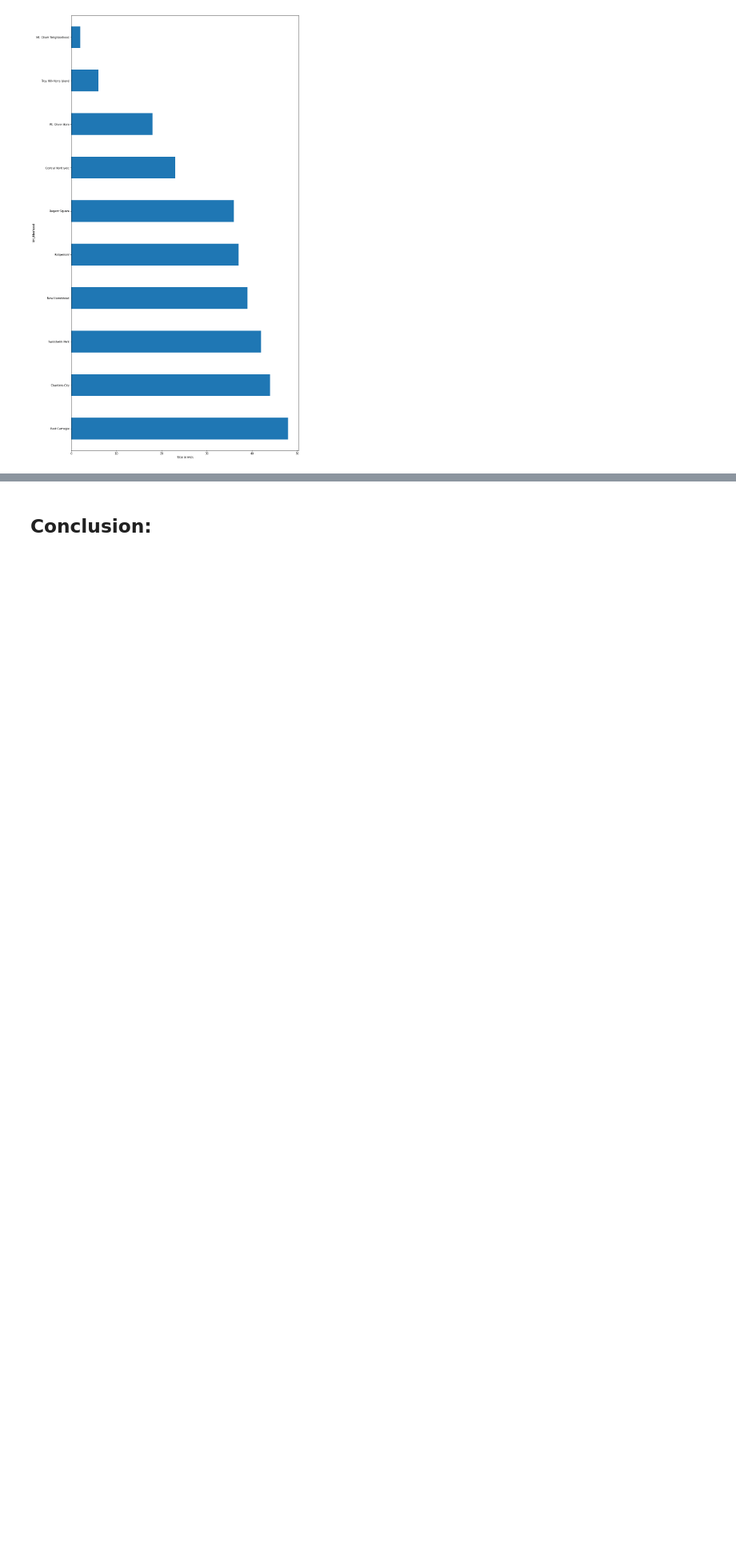
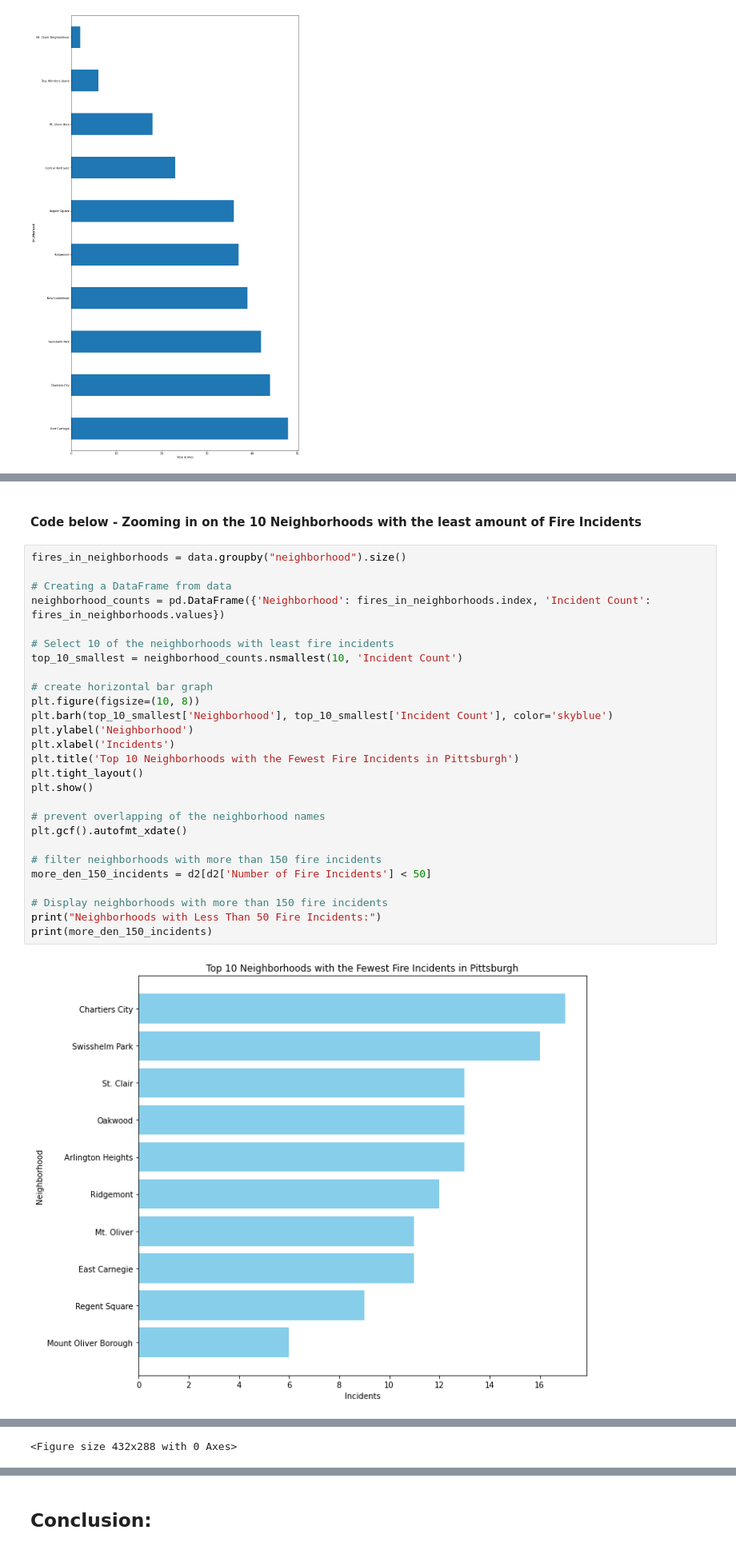
Before and after one commit to nischal2005/Big-Ideas-Final-Project-, a Jupyter notebook: Final-Report-Notebook.ipynb, the cells around one changed output, grey strips where cells are left out. Shown at 80% size. Saved outputs shown, nothing was run; the diff lists cells and outputs as text; blank space fills up the shorter version.

```diff
--- a/Final-Report-Notebook.ipynb
+++ b/Final-Report-Notebook.ipynb
@@ -66,0 +162,31 @@ In terms of Fire Incidents -
+# %% [markdown]
+#### Code below - Zooming in on the 10 Neighborhoods with the least amount of Fire Incidents
+# %%
+fires_in_neighborhoods = data.groupby("neighborhood").size()
+
+# Creating a DataFrame from data
+neighborhood_counts = pd.DataFrame({'Neighborhood': fires_in_neighborhoods.index, 'Incident Count': fires_in_neighborhoods.values})
+
+# Select 10 of the neighborhoods with least fire incidents
+top_10_smallest = neighborhood_counts.nsmallest(10, 'Incident Count')
+
+# create horizontal bar graph
+plt.figure(figsize=(10, 8))
+plt.barh(top_10_smallest['Neighborhood'], top_10_smallest['Incident Count'], color='skyblue')
+plt.ylabel('Neighborhood')
+plt.xlabel('Incidents')
+plt.title('Top 10 Neighborhoods with the Fewest Fire Incidents in Pittsburgh')
+plt.tight_layout()
+plt.show()
+
+# prevent overlapping of the neighborhood names
+plt.gcf().autofmt_xdate()
+
+# filter neighborhoods with more than 150 fire incidents
+more_den_150_incidents = d2[d2['Number of Fire Incidents'] < 50]
+
+# Display neighborhoods with more than 150 fire incidents
+print("Neighborhoods with Less Than 50 Fire Incidents:")
+print(more_den_150_incidents)
+# %% [output]
+[figure, added]
@@ -67 +210,2 @@ In terms of Fire Incidents -
+<Figure size 432x288 with 0 Axes>
 # %% [markdown]
```
Also changed, not shown: parts of 28 cells of this notebook, 4 other files.
